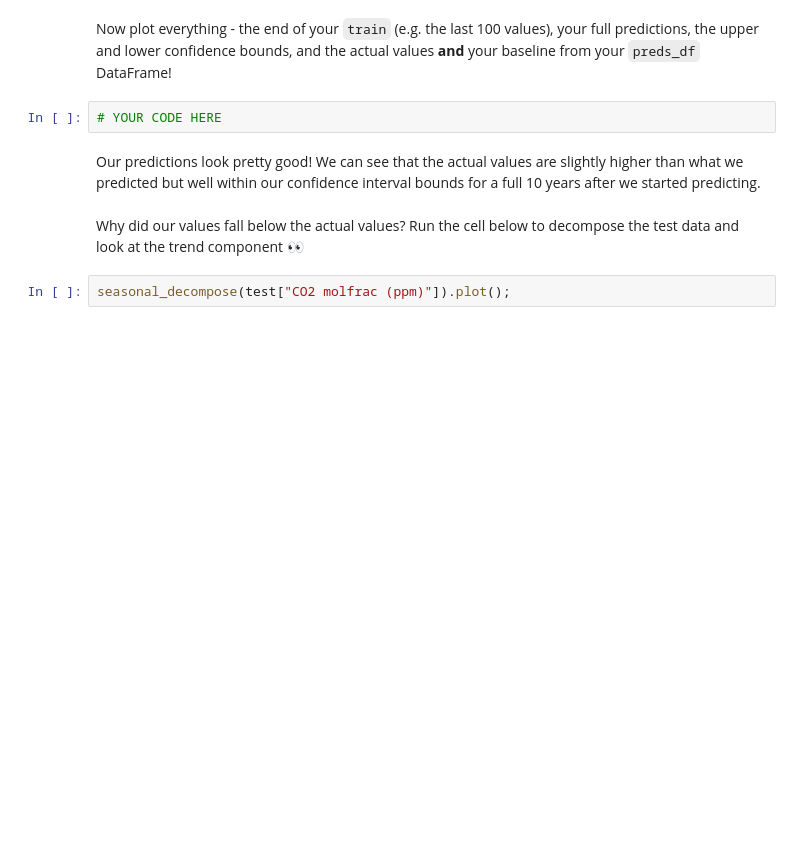
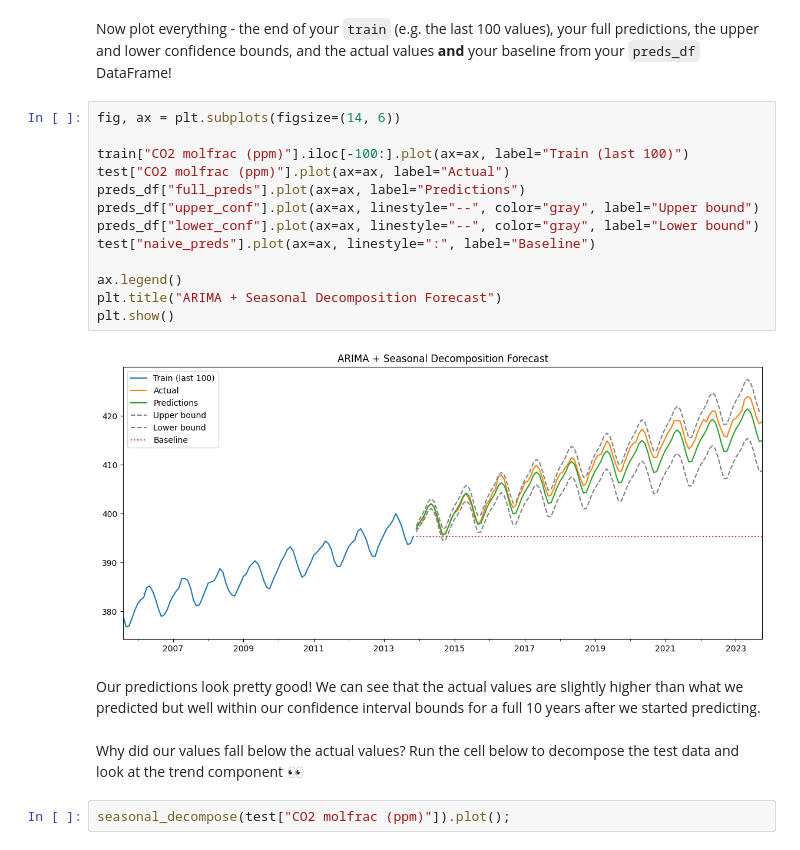
Before and after one commit to itsyeren/arima-seasonal, a Jupyter notebook: arima_seasonal_intro.ipynb, the cells around one changed output. Drawn from its saved outputs; the diff is of its cells as text; blank space fills up the shorter version.

Commit message:
Completed ARIMA seasonal project

```diff
--- a/arima_seasonal_intro.ipynb
+++ b/arima_seasonal_intro.ipynb
@@ -716,7 +702,20 @@ git push origin master
 # %% [markdown]
 Now plot everything - the end of your `train` (e.g. the last 100 values), your full predictions, the upper and lower confidence bounds, and the actual values __and__ your baseline from your `preds_df` DataFrame!
 # %%
-# YOUR CODE HERE
+fig, ax = plt.subplots(figsize=(14, 6))
+
+train["CO2 molfrac (ppm)"].iloc[-100:].plot(ax=ax, label="Train (last 100)")
+test["CO2 molfrac (ppm)"].plot(ax=ax, label="Actual")
+preds_df["full_preds"].plot(ax=ax, label="Predictions")
+preds_df["upper_conf"].plot(ax=ax, linestyle="--", color="gray", label="Upper bound")
+preds_df["lower_conf"].plot(ax=ax, linestyle="--", color="gray", label="Lower bound")
+test["naive_preds"].plot(ax=ax, linestyle=":", label="Baseline")
+
+ax.legend()
+plt.title("ARIMA + Seasonal Decomposition Forecast")
+plt.show()
+# %% [output]
+[figure, added]
 # %% [markdown]
 Our predictions look pretty good! We can see that the actual values are slightly higher than what we predicted but well within our confidence interval bounds for a full 10 years after we started predicting.
 # %% [markdown]
```
Also changed, not shown: parts of 4 cells of this notebook.
